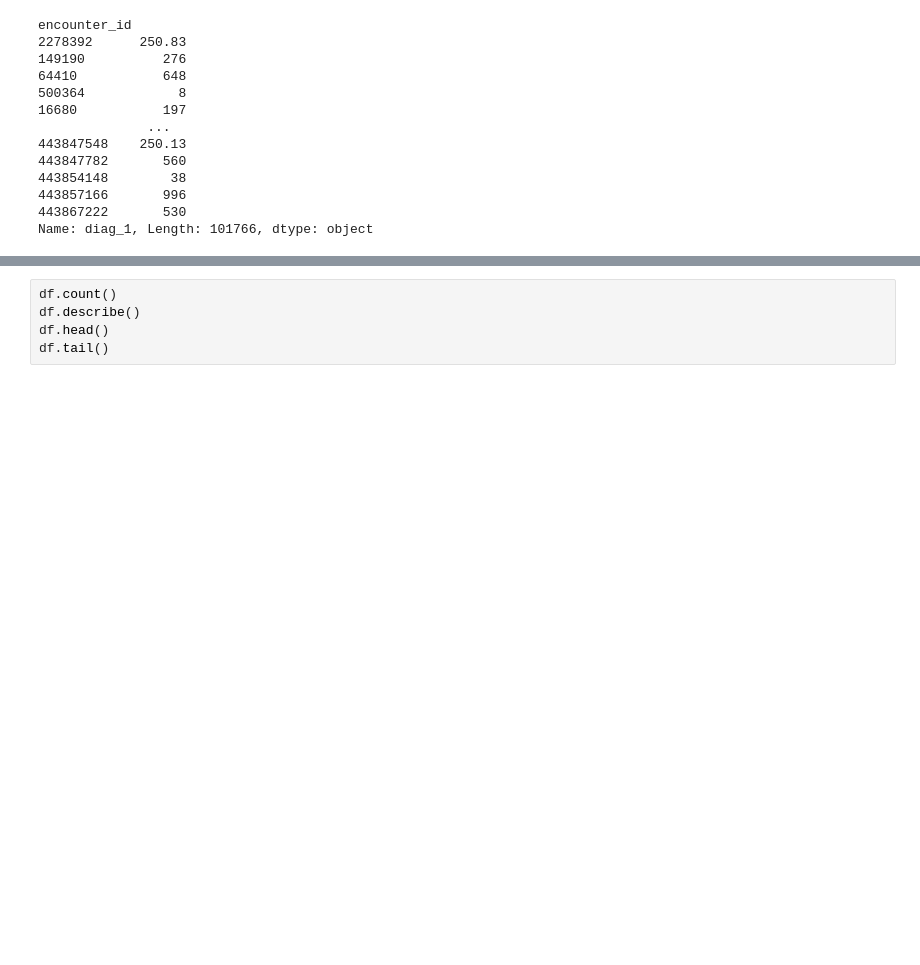
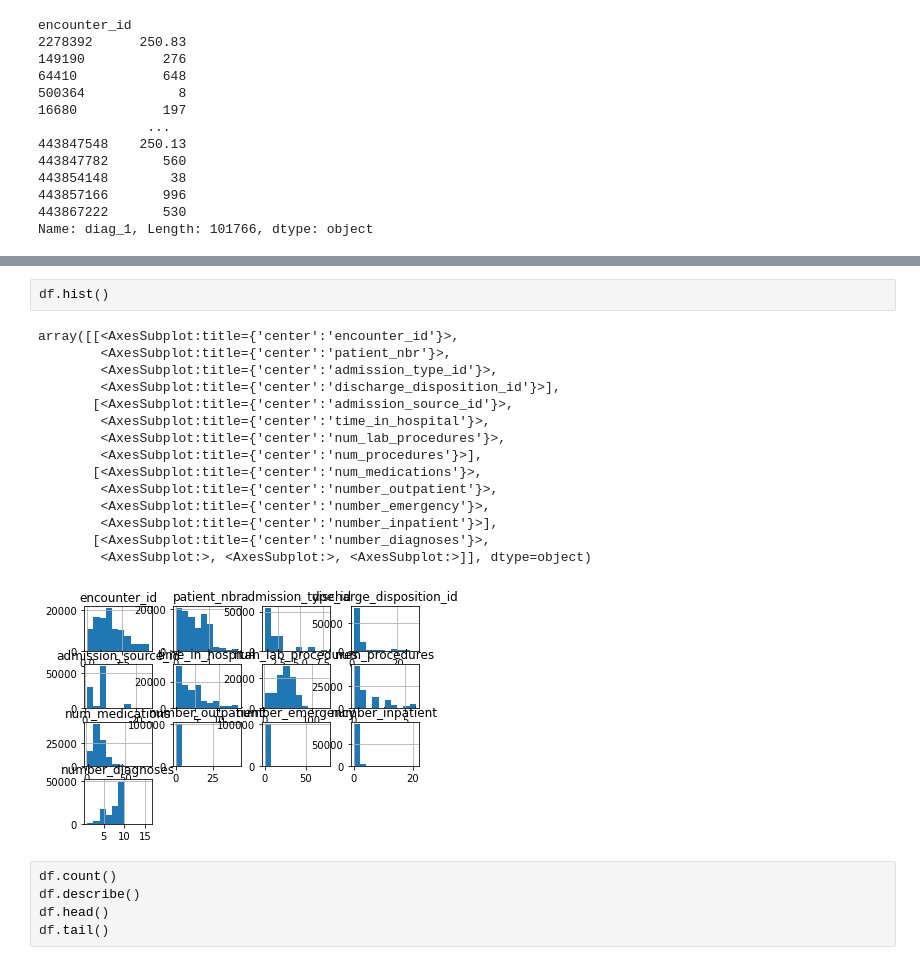
Before and after one commit to leeleeisme/Project-2, a Jupyter notebook: Python Project 2 CDC Data.ipynb, the cells around one changed output, grey strips where cells are left out. Saved outputs shown, nothing was run; the diff lists cells and outputs as text; blank space fills up the shorter version.

```diff
--- a/Python Project 2 CDC Data.ipynb
+++ b/Python Project 2 CDC Data.ipynb
@@ -102,3 +273,21 @@ df.plot(x= "race", y="age",
+# %%
+df.hist()
+# %% [output]
+array([[<AxesSubplot:title={'center':'encounter_id'}>,
+        <AxesSubplot:title={'center':'patient_nbr'}>,
+        <AxesSubplot:title={'center':'admission_type_id'}>,
+        <AxesSubplot:title={'center':'discharge_disposition_id'}>],
+       [<AxesSubplot:title={'center':'admission_source_id'}>,
+        <AxesSubplot:title={'center':'time_in_hospital'}>,
+        <AxesSubplot:title={'center':'num_lab_procedures'}>,
+        <AxesSubplot:title={'center':'num_procedures'}>],
+       [<AxesSubplot:title={'center':'num_medications'}>,
+        <AxesSubplot:title={'center':'number_outpatient'}>,
+        <AxesSubplot:title={'center':'number_emergency'}>,
+        <AxesSubplot:title={'center':'number_inpatient'}>],
+       [<AxesSubplot:title={'center':'number_diagnoses'}>,
+        <AxesSubplot:>, <AxesSubplot:>, <AxesSubplot:>]], dtype=object)
+[figure, added]
 # %%
 df.count()
 df.describe()
```
Also changed, not shown: parts of 42 cells of this notebook.
